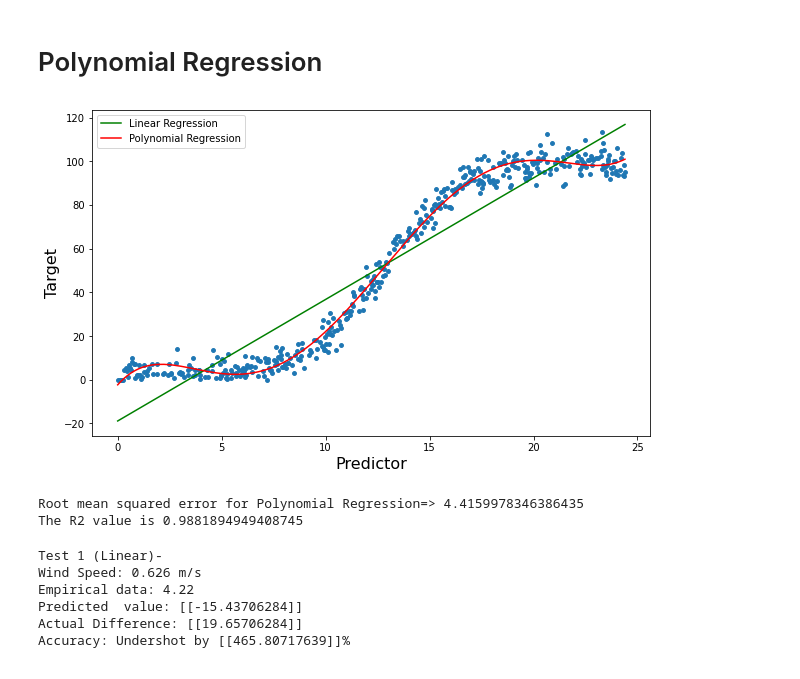
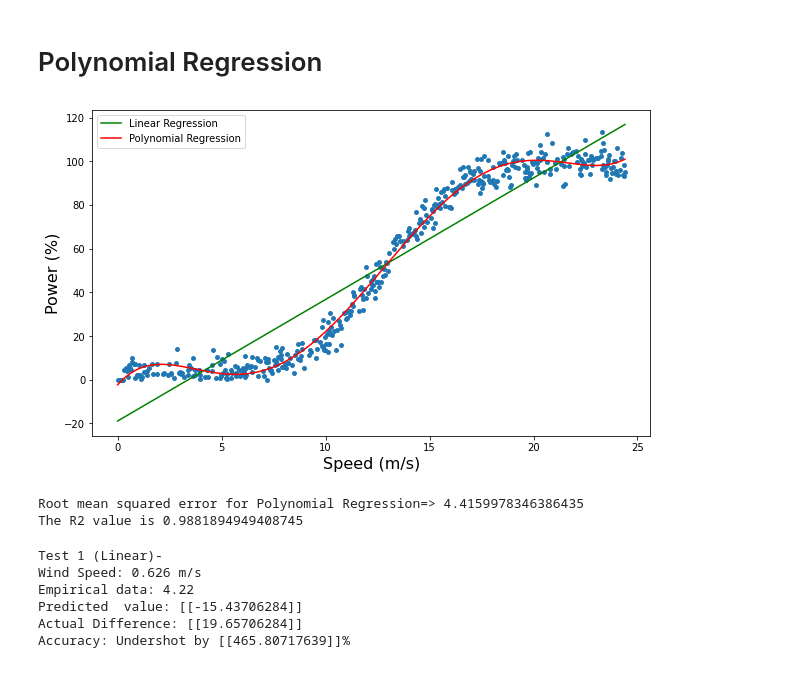
Before and after one commit to IanWafer/Machine-Learning-and-Statistics-Project, a Jupyter notebook: Machine Learning & Statistics Project.ipynb, the cells around one changed output. Saved outputs shown, nothing was run; the diff lists cells and outputs as text; code cells hidden in the pictures.

```diff
--- a/Machine Learning & Statistics Project.ipynb
+++ b/Machine Learning & Statistics Project.ipynb
@@ -151,29 +163,29 @@ The R2 value is 0.8980963337957819
 # %%
 from sklearn.pipeline import Pipeline
 
 # creating pipeline and fitting it on data
 Input=[('polynomial',PolynomialFeatures(degree=5)),('modal',LinearRegression())]
 pipe=Pipeline(Input)
 pipe.fit(x.reshape(-1,1),y.reshape(-1,1))
 
 poly_pred=pipe.predict(x.reshape(-1,1))
 #sorting predicted values with respect to predictor
 sorted_zip = sorted(zip(x,poly_pred))
 x_poly, poly_pred = zip(*sorted_zip)
 #plotting predictions
 plt.figure(figsize=(10,6))
 plt.scatter(x,y,s=15)
 plt.plot(x,y_pred,color='g',label='Linear Regression')
 plt.plot(x_poly,poly_pred,color='r',label='Polynomial Regression')
-plt.xlabel('Predictor',fontsize=16)
-plt.ylabel('Target',fontsize=16)
+plt.xlabel('Speed (m/s)',fontsize=16)
+plt.ylabel('Power (%)',fontsize=16)
 plt.legend()
 plt.show()
 
 print(f'Root mean squared error for Polynomial Regression=> {np.sqrt(mean_squared_error(y,poly_pred))}')
 print(f'The R2 value is {r2_score(y, poly_pred)}')
 # %% [output]
-[figure, old version]
+[figure, new version]
 Root mean squared error for Polynomial Regression=> 4.4159978346386435
 The R2 value is 0.9881894949408745
 # %%
```
Also changed, not shown: parts of 14 cells of this notebook, 4 other files.
